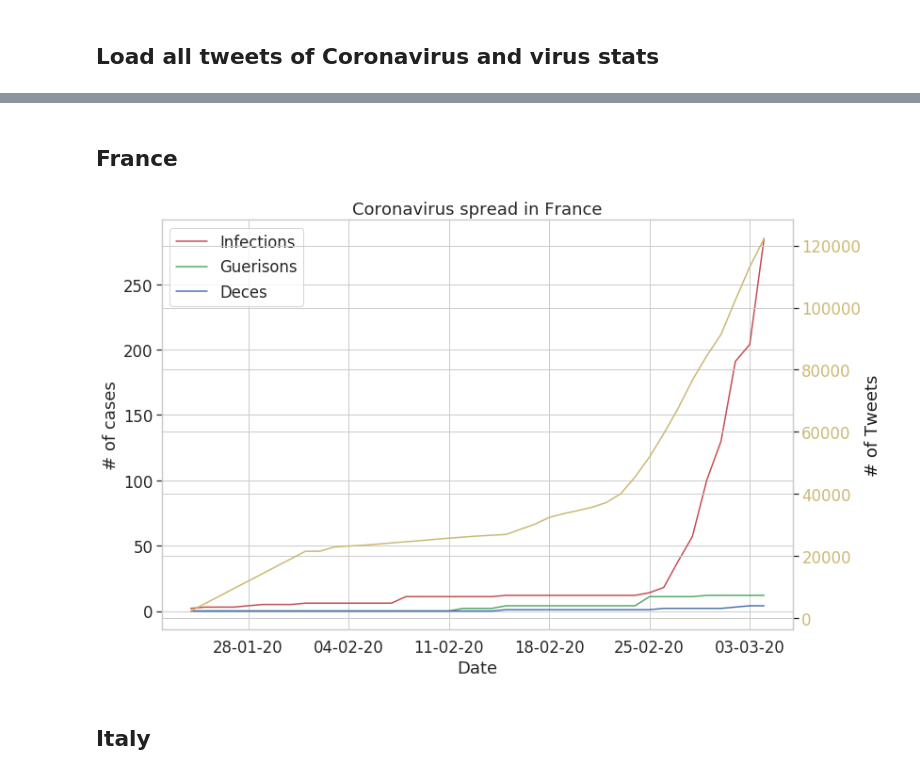
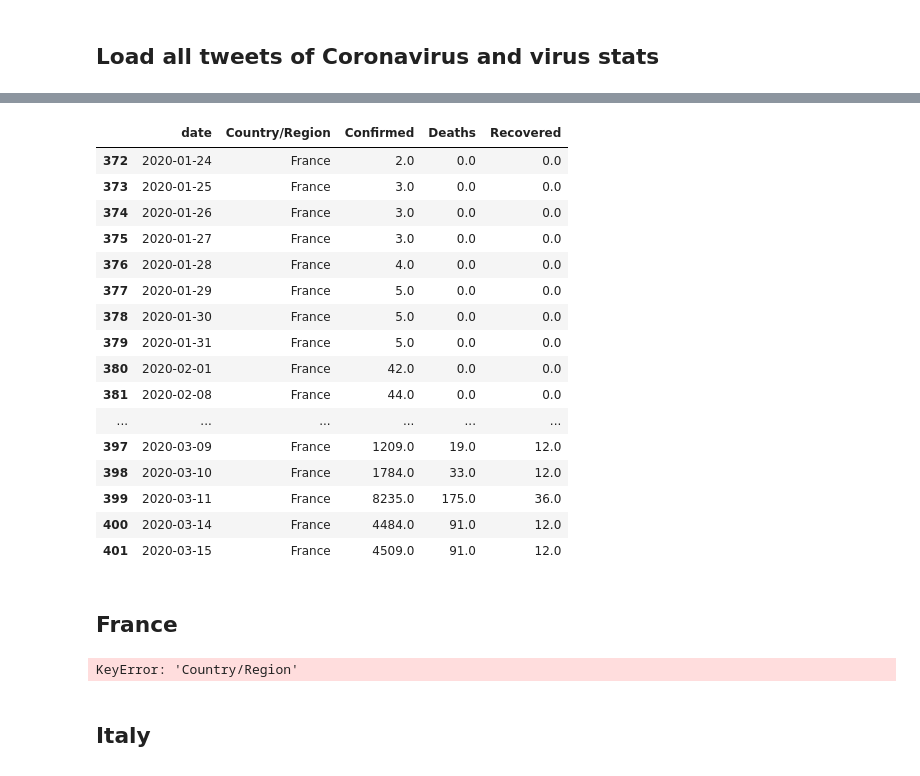
Before and after one commit to JRappaz/Panorama, a Jupyter notebook: notebooks/COVID-By-Country.ipynb, the cells around one changed output, grey strips where cells are left out. Cells and saved outputs as stored; diff of their text form; code cells hidden in the pictures.

```diff
--- a/notebooks/COVID-By-Country.ipynb
+++ b/notebooks/COVID-By-Country.ipynb
@@ -80,3 +159,23 @@ coronavirus_count = coronavirus_count.sort_values(by=['date'], ascending=True)
+# %%
+coronavirus_count[coronavirus_count['Country/Region'] == 'France']
+# %% [output]
+|  | date | Country/Region | Confirmed | Deaths | Recovered |
+| 372 | 2020-01-24 | France | 2.0 | 0.0 | 0.0 |
+| 373 | 2020-01-25 | France | 3.0 | 0.0 | 0.0 |
+| 374 | 2020-01-26 | France | 3.0 | 0.0 | 0.0 |
+| 375 | 2020-01-27 | France | 3.0 | 0.0 | 0.0 |
+| 376 | 2020-01-28 | France | 4.0 | 0.0 | 0.0 |
+| 377 | 2020-01-29 | France | 5.0 | 0.0 | 0.0 |
+| 378 | 2020-01-30 | France | 5.0 | 0.0 | 0.0 |
+| 379 | 2020-01-31 | France | 5.0 | 0.0 | 0.0 |
+| 380 | 2020-02-01 | France | 42.0 | 0.0 | 0.0 |
+| 381 | 2020-02-08 | France | 44.0 | 0.0 | 0.0 |
+| ... | ... | ... | ... | ... | ... |
+| 397 | 2020-03-09 | France | 1209.0 | 19.0 | 12.0 |
+| 398 | 2020-03-10 | France | 1784.0 | 33.0 | 12.0 |
+| 399 | 2020-03-11 | France | 8235.0 | 175.0 | 36.0 |
+| 400 | 2020-03-14 | France | 4484.0 | 91.0 | 12.0 |
+| 401 | 2020-03-15 | France | 4509.0 | 91.0 | 12.0 |
 # %% [markdown]
 ## France
 # %%
@@ -85,23 +184,23 @@ count_FR['date'] = pd.to_datetime(count_FR['date'])
 count_FR = count_FR.sort_values(by=['date'], ascending=True)
 # %%
 #df_virus = coronavirus_count.groupby('date').sum().reset_index()
-df_virus = coronavirus_count[coronavirus_count['Pays'] == 'France']
+df_virus = coronavirus_count[coronavirus_count['Country/Region'] == 'France']
 # Prettier plotting with seaborn
 sns.set(font_scale=1.5, style="whitegrid")
 
 fig, ax = plt.subplots(figsize=(12, 8))
-ax.plot(df_virus['date'],
-        df_virus['Infections'].rolling(window=1).mean(),
+ax.plot(df_virus.date,
+        df_virus['Confirmed'].cumsum(),
         '-o',
         color='r', label="Infections", marker='')
 
-ax.plot(df_virus['date'],
-        df_virus['Guerisons'].rolling(window=1).mean(),
+ax.plot(df_virus.date,
+        df_virus['Recovered'].cumsum(),
         '-o',
         color='g', label="Guerisons", marker='')
 
-ax.plot(df_virus['date'],
-        df_virus['Deces'].rolling(window=1).mean(),
+ax.plot(df_virus.date,
+        df_virus['Deaths'].cumsum(),
         '-o',
         color='b', label="Deces", marker='')
 
@@ -129,7 +228,7 @@ ax.xaxis.set_major_locator(mdates.WeekdayLocator(interval=1))
 
 plt.show()
 # %% [output]
-[figure, removed]
+KeyError: 'Country/Region'
 # %% [markdown]
 ## Italy
 # %%
```
Also changed, not shown: parts of 27 cells of this notebook, 9 other files.
